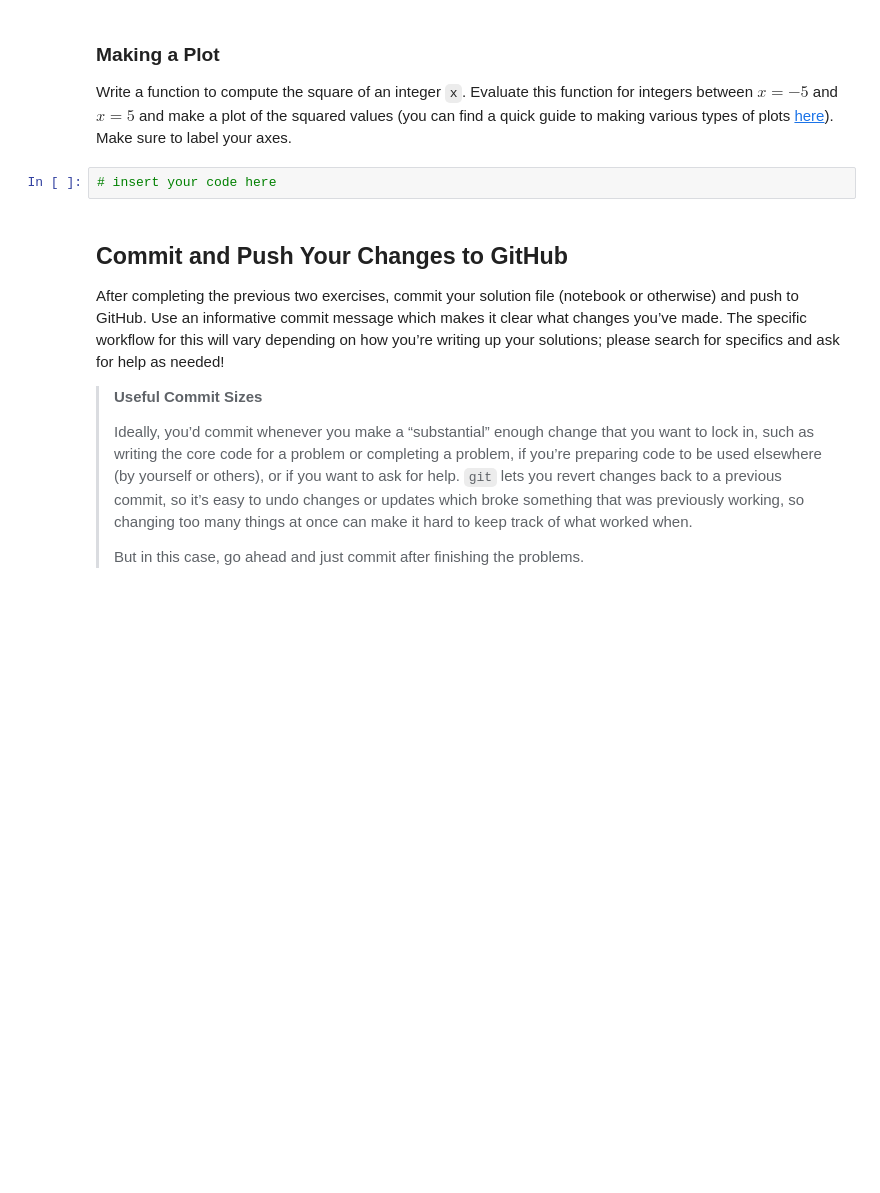
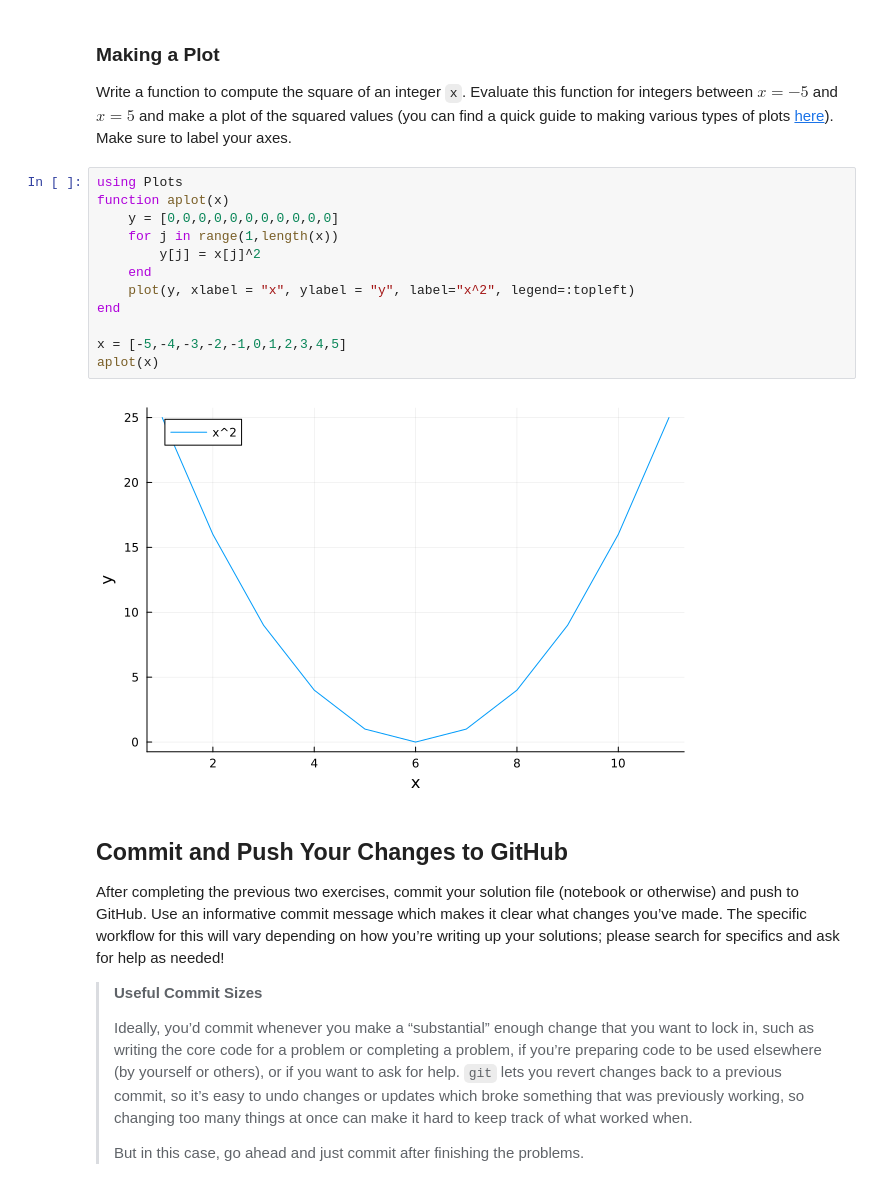
Before and after one commit to BEE4750-FA24/lab-1-AAPShabazz, a Jupyter notebook: lab01.ipynb, the cells around one changed output. Drawn from its saved outputs; the diff is of its cells as text; blank space fills up the shorter version.

```diff
--- a/lab01.ipynb
+++ b/lab01.ipynb
@@ -249,7 +277,19 @@ plots
 [here](https://viveks.me/environmental-systems-analysis/tutorials/julia-plots.html)).
 Make sure to label your axes.
 # %%
-# insert your code here
+using Plots
+function aplot(x)
+    y = [0,0,0,0,0,0,0,0,0,0,0]
+    for j in range(1,length(x))
+        y[j] = x[j]^2
+    end
+    plot(y, xlabel = "x", ylabel = "y", label="x^2", legend=:topleft)
+end
+
+x = [-5,-4,-3,-2,-1,0,1,2,3,4,5]
+aplot(x)
+# %% [output]
+[figure, added]
 # %% [markdown]
 ## Commit and Push Your Changes to GitHub
 
```
Also changed, not shown: parts of 5 cells of this notebook.
